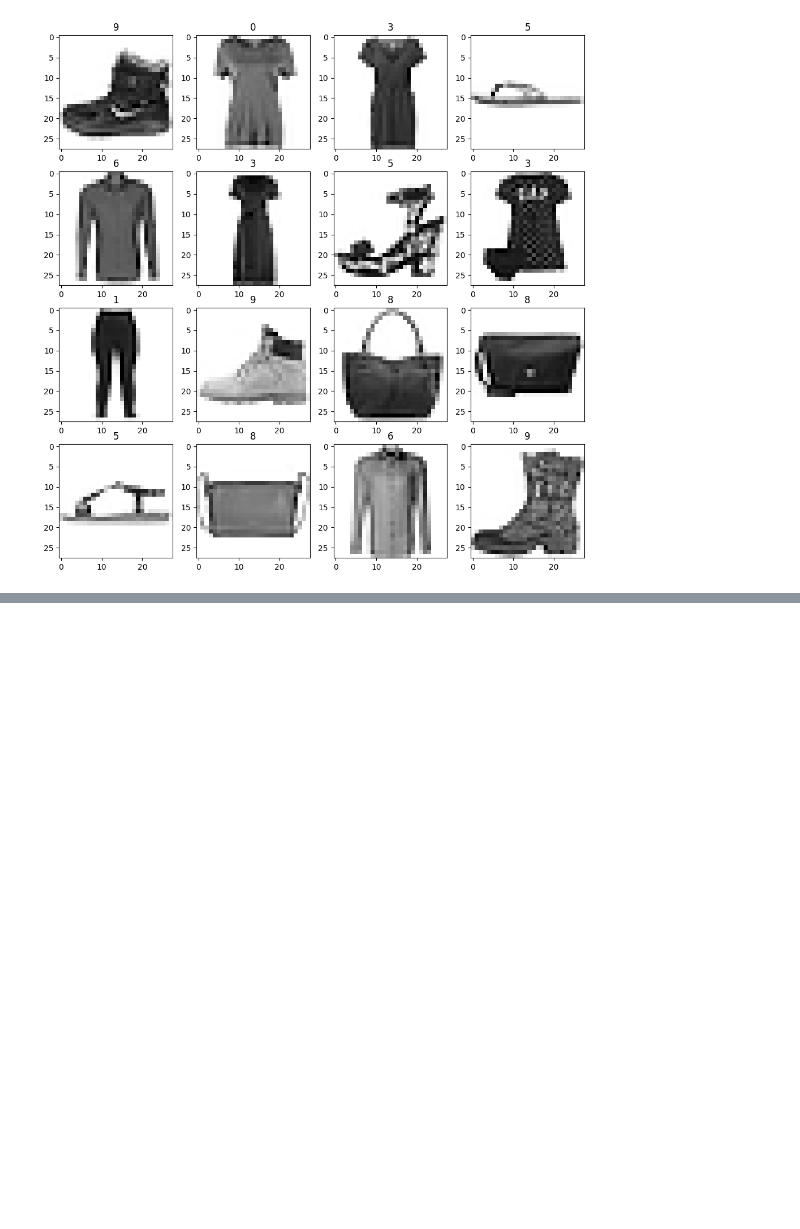
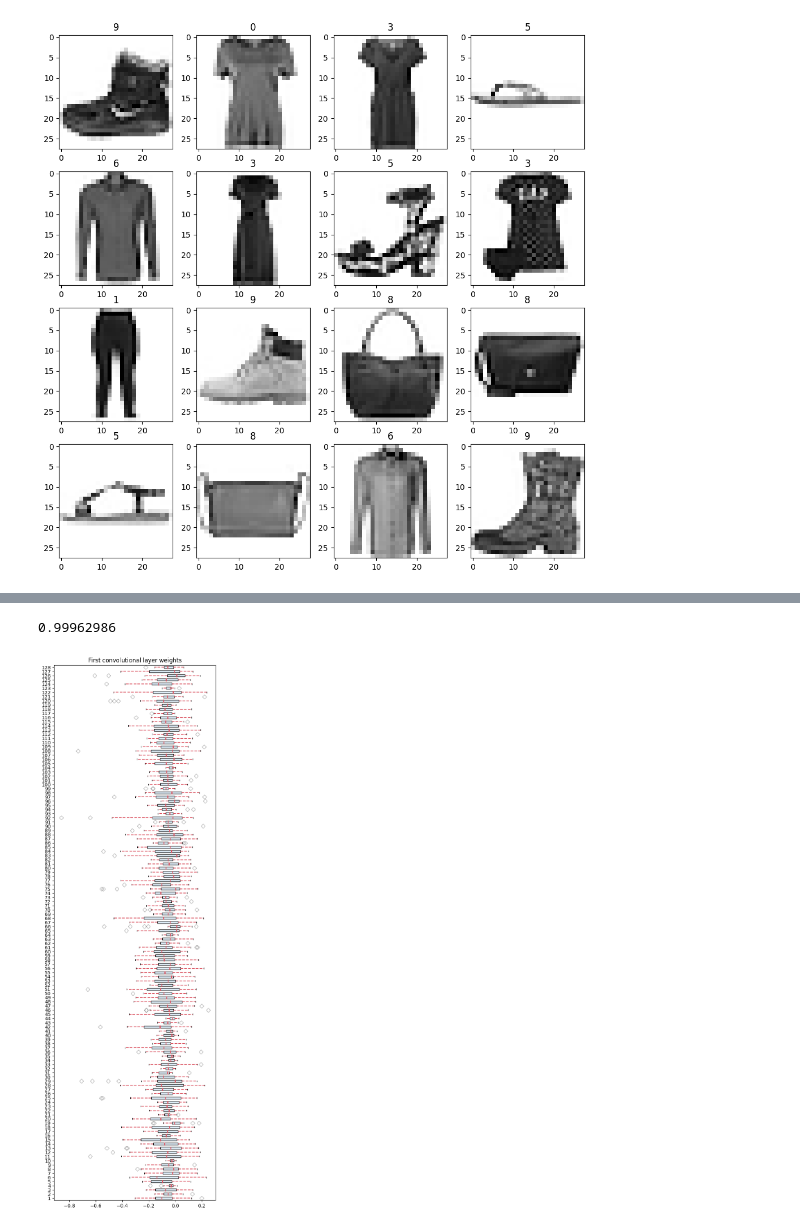
Before and after one commit to Rossbert/Master-Project-Quantization, a Jupyter notebook: Test_Model_Jupyter.ipynb, the cells around one changed output, grey strips where cells are left out. Cells and saved outputs as stored; diff of their text form; code cells hidden in the pictures; blank space fills up the shorter version.

```diff
--- a/Test_Model_Jupyter.ipynb
+++ b/Test_Model_Jupyter.ipynb
@@ -138,0 +169,31 @@ print(model.trainable_variables[0].numpy()[0])
+# %%
+def configure_box_plot(box_plot):
+    for whisker in box_plot['whiskers']:
+        whisker.set(color ='#DB5461', linewidth = 1.5, linestyle ="--")
+
+    for flier in box_plot['fliers']:
+        flier.set(marker ='D', color ='#686963', alpha = 0.3)
+
+    for median in box_plot['medians']:
+        median.set(color ='#DB5461', linewidth = 2)
+
+    for patch in box_plot['boxes']:
+        patch.set_facecolor('#E3F2FD')
+# %%
+# First convolutional layer weights distribution
+layer = 0
+data = [model.trainable_variables[layer].numpy()[:, :, 0, i].flatten() for i in range(0, model.trainable_variables[layer].numpy().shape[3], 1)]
+
+fig, ax = plt.subplots(figsize = (6,20))
+ax.set_title("First convolutional layer weights")
+box_plot = ax.boxplot(data, patch_artist = True, vert = 0)
+configure_box_plot(box_plot)
+
+layer = 1
+# for i in range(model.trainable_variables[layer].numpy().shape[0]):
+#     print(model.trainable_variables[layer].numpy()[i])
+
+print(max(model.trainable_variables[layer].numpy()))
+# %% [output]
+0.99962986
+[figure, added]
```
Also changed, not shown: parts of 7 cells of this notebook, 7 other files.
